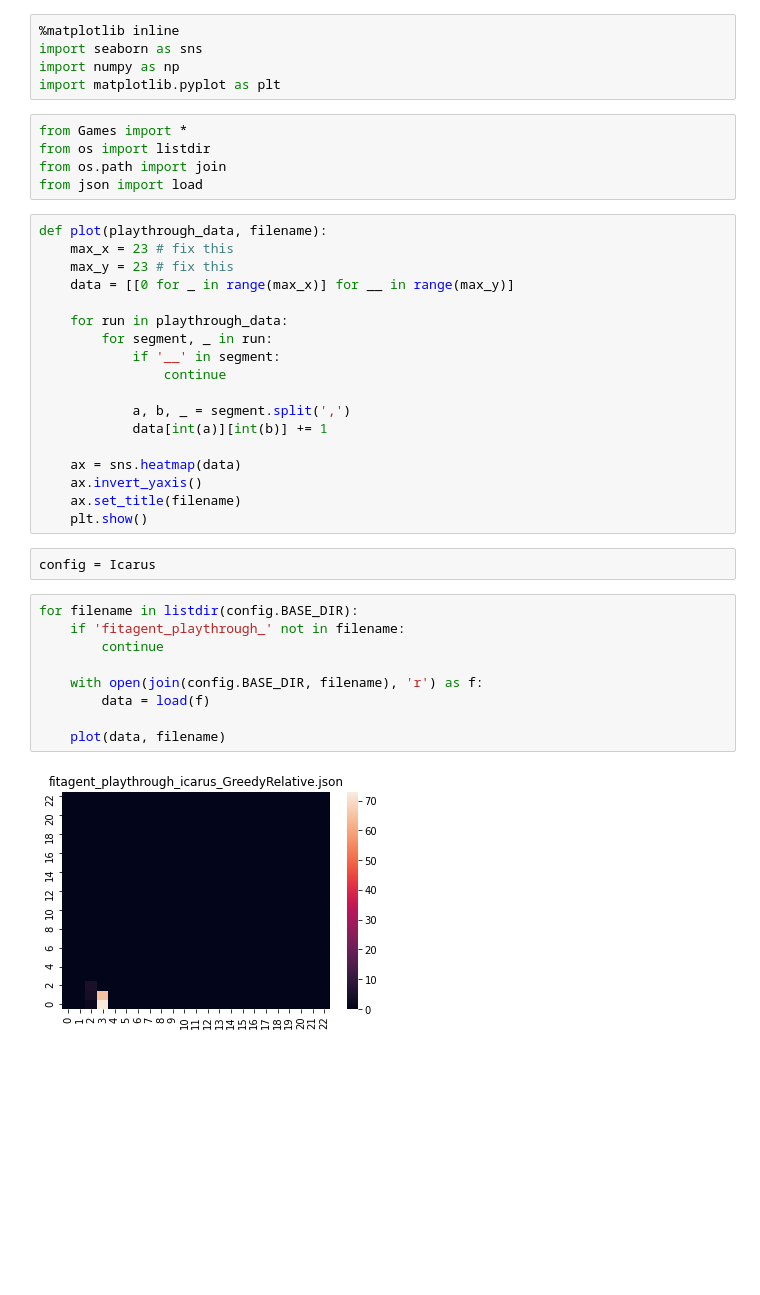
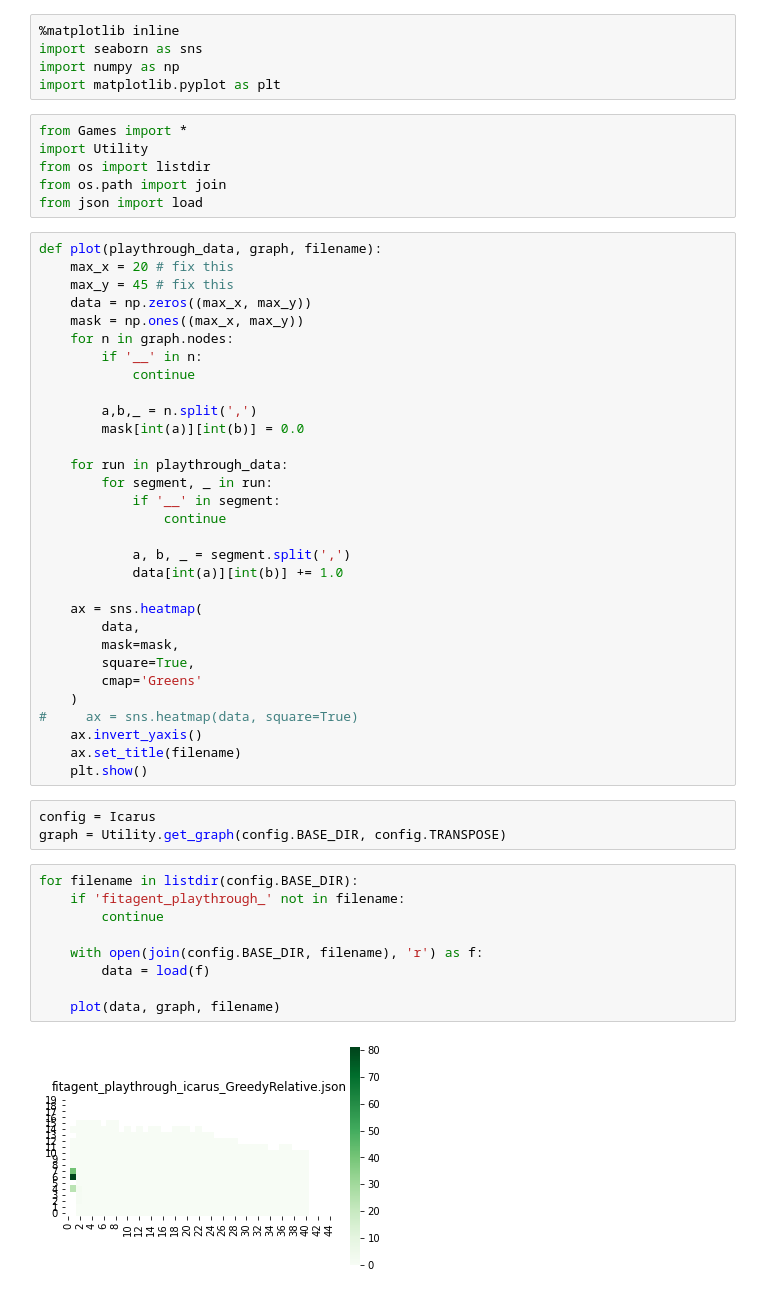
Before and after one commit to crowdgames/mdp-level-assembly, a Jupyter notebook: Analysis.ipynb, the cells around one changed output. Drawn from its saved outputs; the diff is of its cells as text; blank space fills up the shorter version.

Commit message:
analysis now uses a mask so that only the relevant parts to the graph are plotted

```diff
--- a/Analysis.ipynb
+++ b/Analysis.ipynb
@@ -5,14 +5,22 @@ import numpy as np
 import matplotlib.pyplot as plt
 # %%
 from Games import *
+import Utility
 from os import listdir
 from os.path import join
 from json import load
 # %%
-def plot(playthrough_data, filename):
-    max_x = 23 # fix this
-    max_y = 23 # fix this
-    data = [[0 for _ in range(max_x)] for __ in range(max_y)]
+def plot(playthrough_data, graph, filename):
+    max_x = 20 # fix this
+    max_y = 45 # fix this
+    data = np.zeros((max_x, max_y))
+    mask = np.ones((max_x, max_y))
+    for n in graph.nodes:
+        if '__' in n:
+            continue
+
+        a,b,_ = n.split(',')
+        mask[int(a)][int(b)] = 0.0
 
     for run in playthrough_data:
         for segment, _ in run:
@@ -20,22 +28,29 @@ def plot(playthrough_data, filename):
                 continue
 
             a, b, _ = segment.split(',')
-            data[int(a)][int(b)] += 1
+            data[int(a)][int(b)] += 1.0
 
-    ax = sns.heatmap(data)
+    ax = sns.heatmap(
+        data,
+        mask=mask,
+        square=True,
+        cmap='Greens'
+    )
+#     ax = sns.heatmap(data, square=True)
     ax.invert_yaxis()
     ax.set_title(filename)
     plt.show()
-# %%
-config = Icarus
+# %%
+config = Icarus
+graph = Utility.get_graph(config.BASE_DIR, config.TRANSPOSE)
 # %%
 for filename in listdir(config.BASE_DIR):
     if 'fitagent_playthrough_' not in filename:
         continue
 
     with open(join(config.BASE_DIR, filename), 'r') as f:
         data = load(f)
 
-    plot(data, filename)
+    plot(data, graph, filename)
 # %% [output]
-[figure, old version]
+[figure, new version]
```
Also changed, not shown: parts of 1 cell of this notebook, 1 other file.
